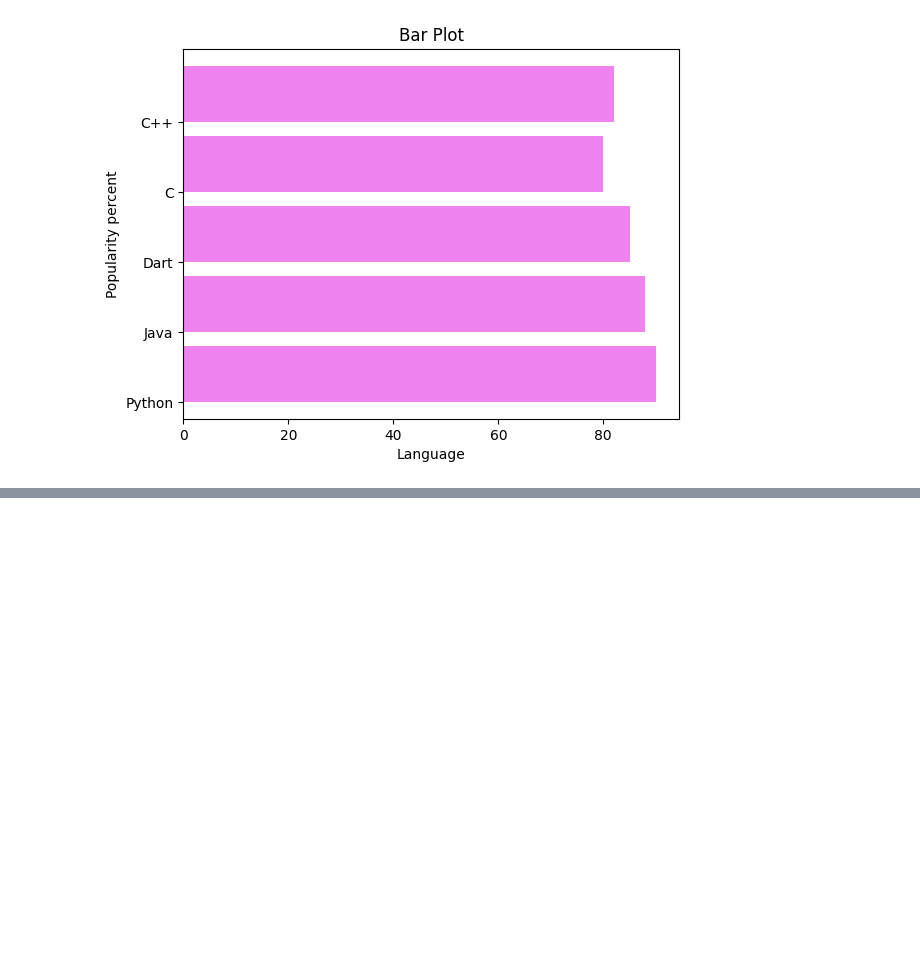
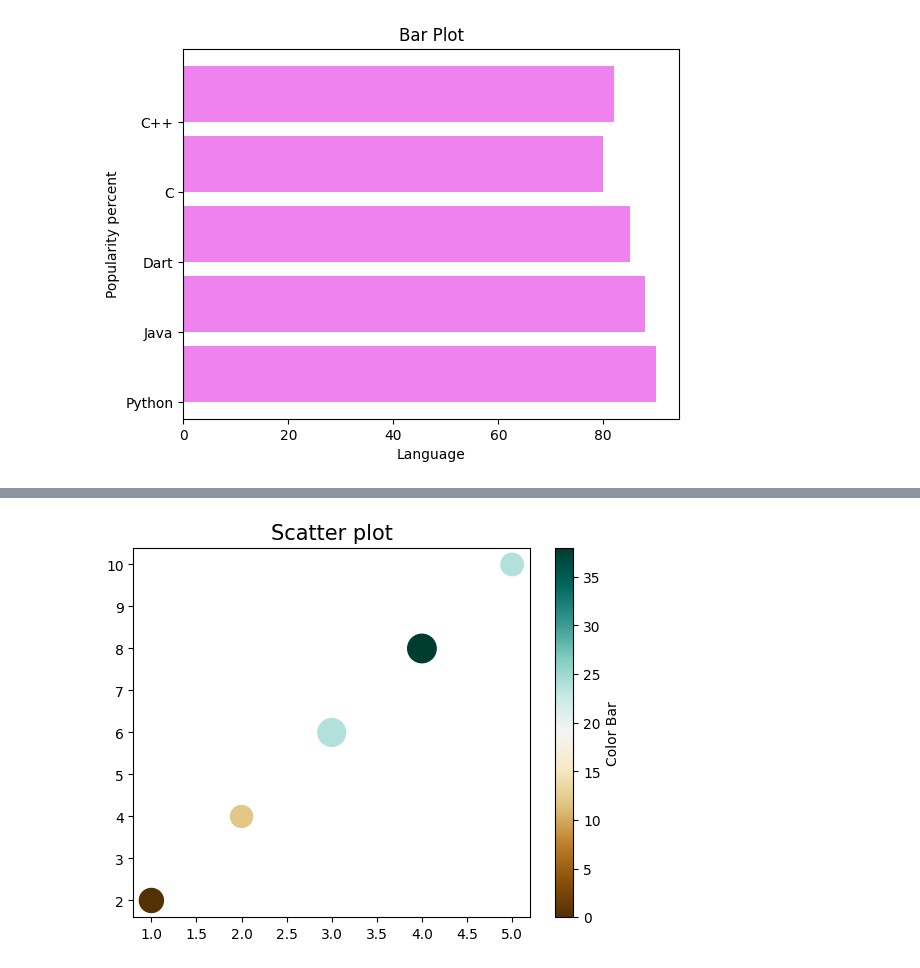
Before and after one commit to NishmthaM/matplotlib_python, a Jupyter notebook: Matplotlib.ipynb, the cells around one changed output, grey strips where cells are left out. Saved outputs shown, nothing was run; the diff lists cells and outputs as text; code cells hidden in the pictures; blank space fills up the shorter version.

```diff
--- a/Matplotlib.ipynb
+++ b/Matplotlib.ipynb
@@ -120,0 +150,17 @@ plt.show()
+# %%
+import matplotlib.pyplot as plt
+
+x=[1,2,3,4,5]
+y=[2,4,6,8,10]
+
+color=[0,12,24,38,24] # can give the color by numbeers range 1 - 100
+size=[300,250,400,420,260]
+plt.scatter(x,y,c=color,s=size,cmap="BrBG") # many color bar are there
+
+t=plt.colorbar()
+t.set_label("Color Bar")
+
+plt.title("Scatter plot",fontsize=15)
+plt.show()
+# %% [output]
+[figure, added]
```
Also changed, not shown: parts of 2 cells of this notebook.
